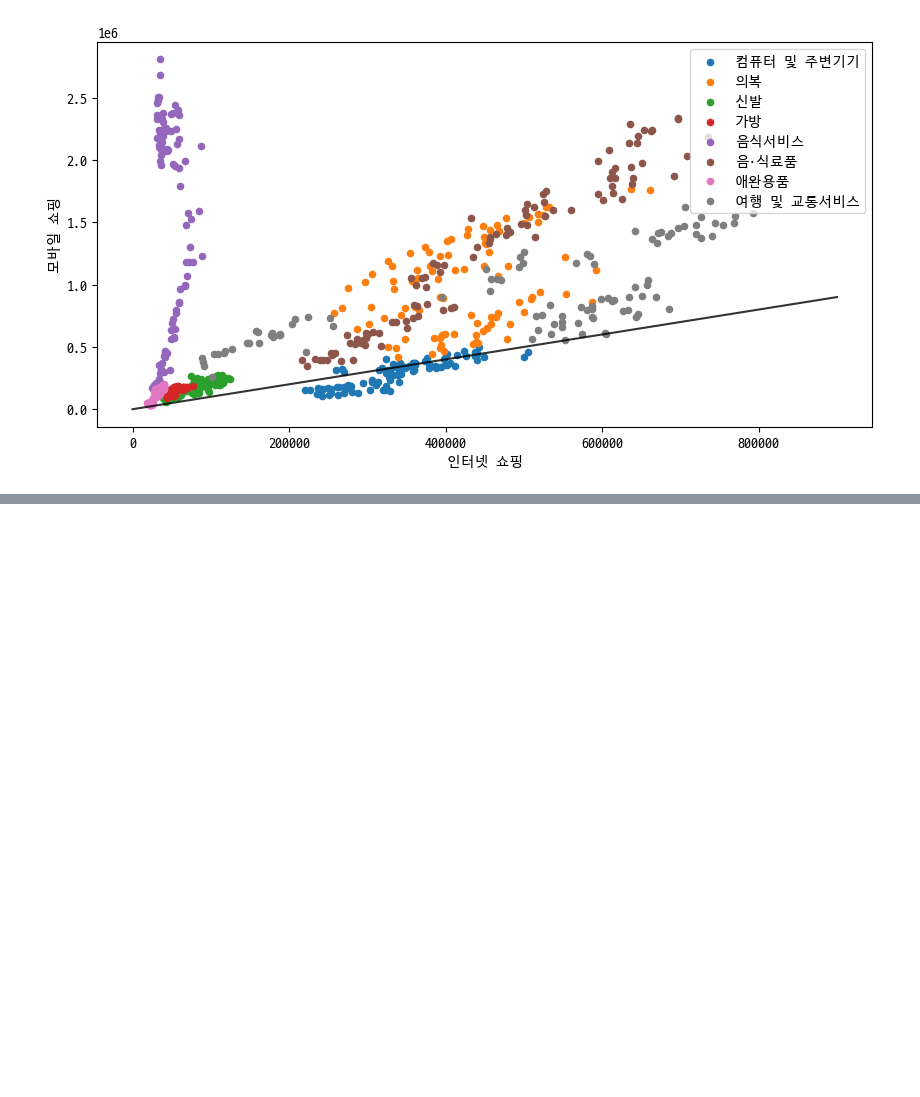
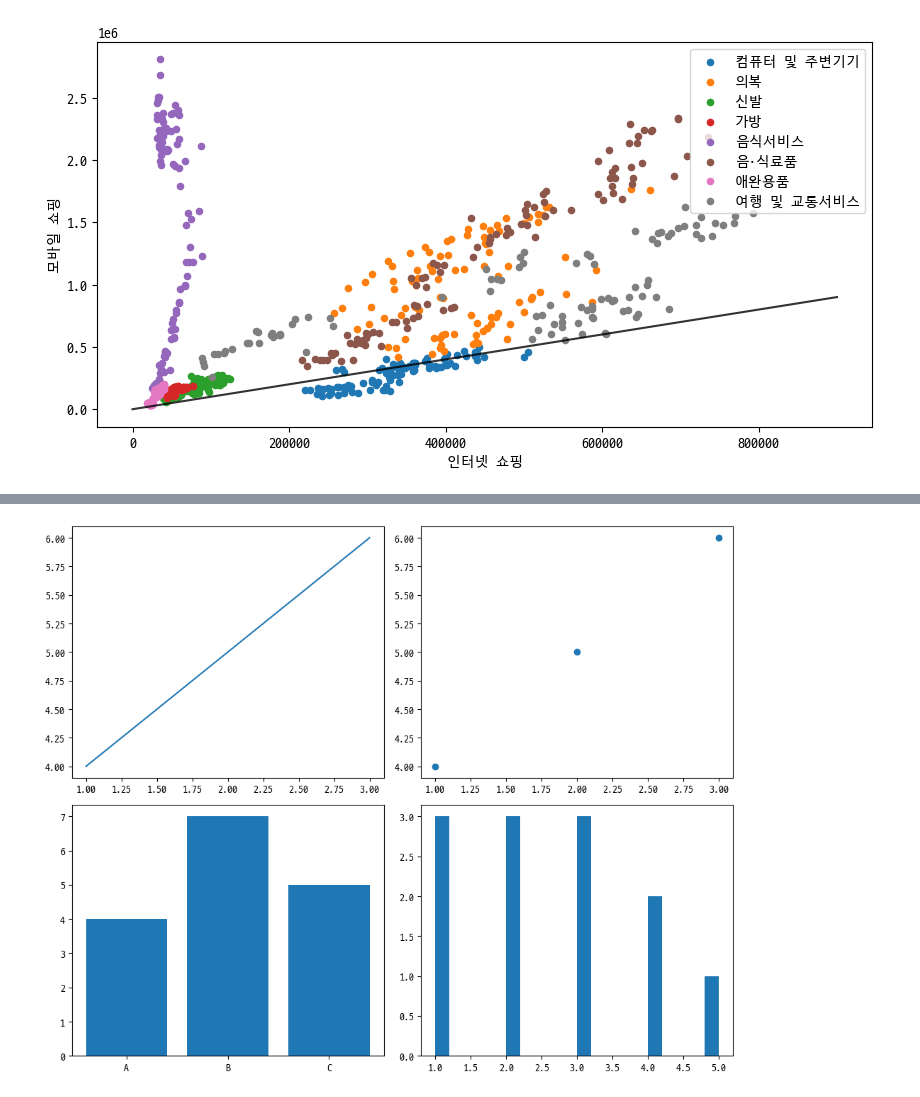
Before and after one commit to JeongHui-seong/py_hs01, a Jupyter notebook: python11.ipynb, the cells around one changed output, grey strips where cells are left out. Drawn from its saved outputs; the diff is of its cells as text; code cells hidden in the pictures; blank space fills up the shorter version.

```diff
--- a/python11.ipynb
+++ b/python11.ipynb
@@ -286,0 +360,14 @@ plt.show()
+# %%
+import matplotlib.pyplot as plt
+
+fig, ax = plt.subplots(2, 2, figsize = (10, 8)) # 2x2 서브플롯 생성
+
+ax[0,0].plot([1,2,3],[4,5,6])
+ax[0,1].scatter([1,2,3],[4,5,6])
+ax[1,0].bar(['A','B','C'],[4,7,5])
+ax[1,1].hist([1,1,2,2,3,3,4,4,5,1,2,3],bins = 20)
+
+plt.tight_layout()
+plt.show()
+# %% [output]
+[figure, added]
```
Also changed, not shown: parts of 19 cells of this notebook, 12 other files.
